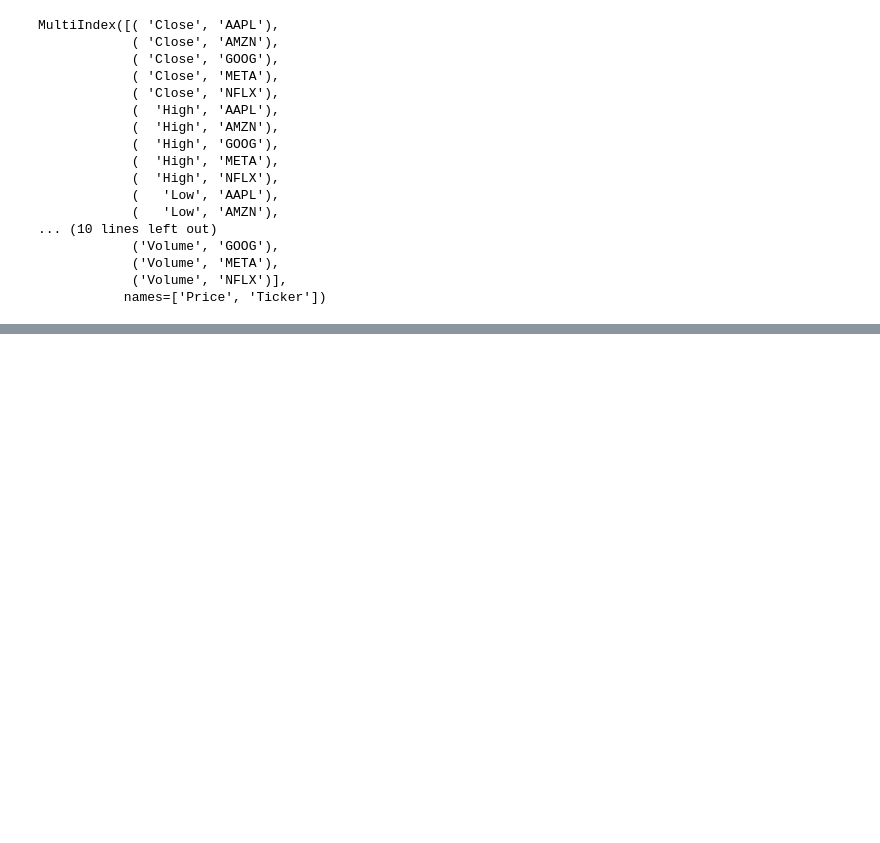
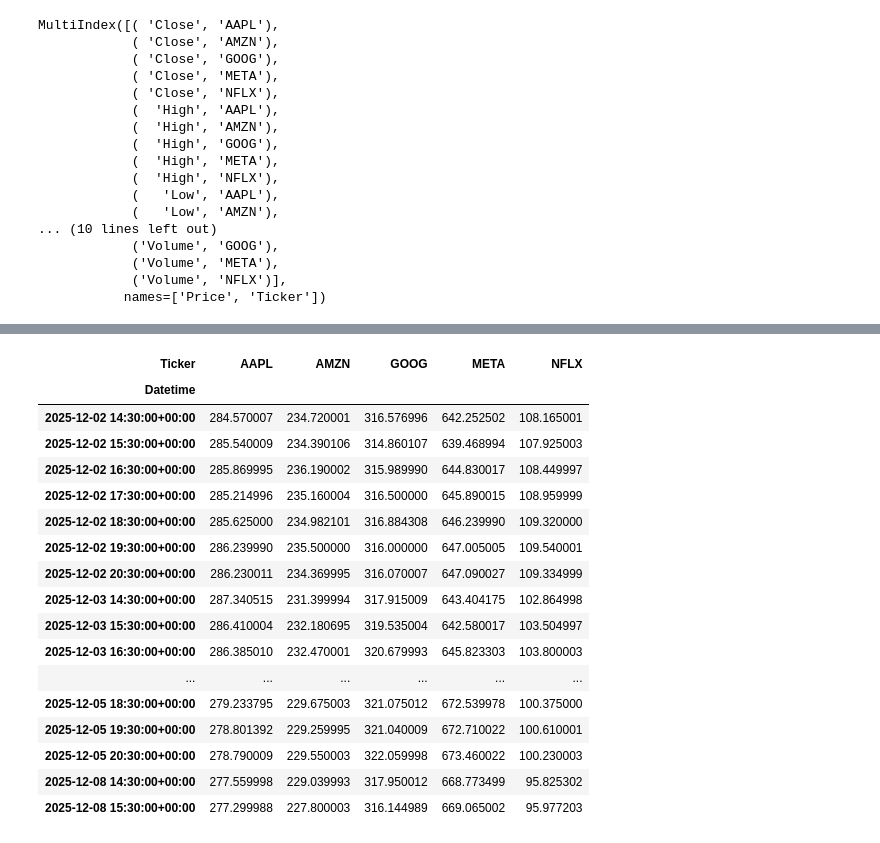
Before and after one commit to tanyasanjuan/computer-infrastructure, a Jupyter notebook: problems.ipynb, the cells around one changed output, grey strips where cells are left out. Drawn from its saved outputs; the diff is of its cells as text; code cells hidden in the pictures; blank space fills up the shorter version.

```diff
--- a/problems.ipynb
+++ b/problems.ipynb
@@ -300,0 +301,21 @@ df[('Close', 'AAPL')].plot()
+# %%
+df['Close']
+# %% [output]
+| Ticker | AAPL | AMZN | GOOG | META | NFLX |
+| Datetime |  |  |  |  |  |
+| 2025-12-02 14:30:00+00:00 | 284.570007 | 234.720001 | 316.576996 | 642.252502 | 108.165001 |
+| 2025-12-02 15:30:00+00:00 | 285.540009 | 234.390106 | 314.860107 | 639.468994 | 107.925003 |
+| 2025-12-02 16:30:00+00:00 | 285.869995 | 236.190002 | 315.989990 | 644.830017 | 108.449997 |
+| 2025-12-02 17:30:00+00:00 | 285.214996 | 235.160004 | 316.500000 | 645.890015 | 108.959999 |
+| 2025-12-02 18:30:00+00:00 | 285.625000 | 234.982101 | 316.884308 | 646.239990 | 109.320000 |
+| 2025-12-02 19:30:00+00:00 | 286.239990 | 235.500000 | 316.000000 | 647.005005 | 109.540001 |
+| 2025-12-02 20:30:00+00:00 | 286.230011 | 234.369995 | 316.070007 | 647.090027 | 109.334999 |
+| 2025-12-03 14:30:00+00:00 | 287.340515 | 231.399994 | 317.915009 | 643.404175 | 102.864998 |
+| 2025-12-03 15:30:00+00:00 | 286.410004 | 232.180695 | 319.535004 | 642.580017 | 103.504997 |
+| 2025-12-03 16:30:00+00:00 | 286.385010 | 232.470001 | 320.679993 | 645.823303 | 103.800003 |
+| ... | ... | ... | ... | ... | ... |
+| 2025-12-05 18:30:00+00:00 | 279.233795 | 229.675003 | 321.075012 | 672.539978 | 100.375000 |
+| 2025-12-05 19:30:00+00:00 | 278.801392 | 229.259995 | 321.040009 | 672.710022 | 100.610001 |
+| 2025-12-05 20:30:00+00:00 | 278.790009 | 229.550003 | 322.059998 | 673.460022 | 100.230003 |
+| 2025-12-08 14:30:00+00:00 | 277.559998 | 229.039993 | 317.950012 | 668.773499 | 95.825302 |
+| 2025-12-08 15:30:00+00:00 | 277.299988 | 227.800003 | 316.144989 | 669.065002 | 95.977203 |
```
Also changed, not shown: parts of 11 cells of this notebook, 2 other files.
